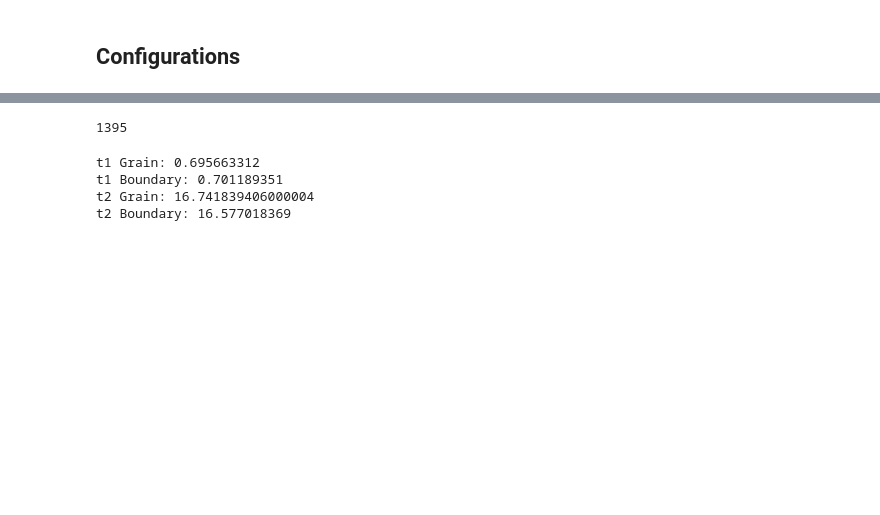
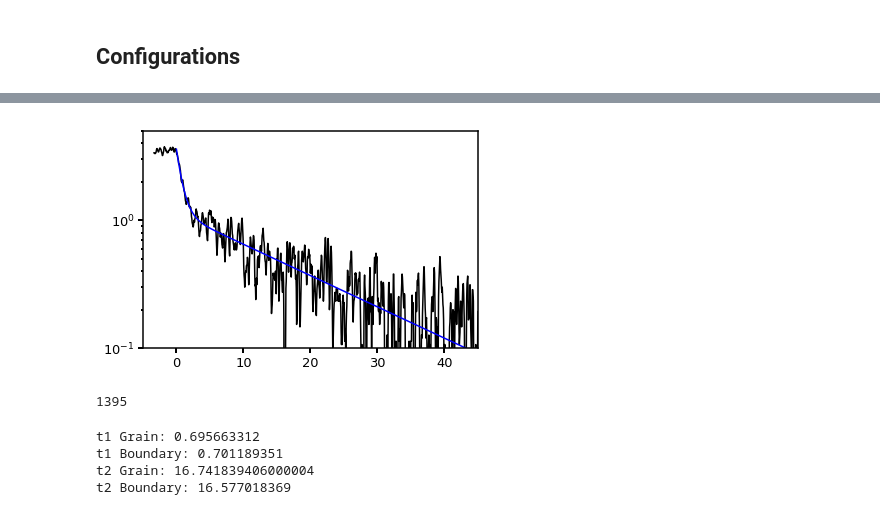
Before and after one commit to xuejianma/LabTools, a Jupyter notebook: lifeTimeProcesses.ipynb, the cells around one changed output, grey strips where cells are left out. Cells and saved outputs as stored; diff of their text form; code cells hidden in the pictures; blank space fills up the shorter version.

```diff
--- a/lifeTimeProcesses.ipynb
+++ b/lifeTimeProcesses.ipynb
@@ -348,3 +367,16 @@ plt.show()
+# %%
+# %matplotlib inline
+plt.plot(G1_data[0],G1_data[1],color='black')
+plt.plot(G1_fit[0],G1_fit[1],color='blue')
+plt.yscale('log')
+plt.ylim(0.1,5)
+plt.xlim(-5,45)
+import pandas as pd
+df = pd.DataFrame([G1_data[0],G1_data[1],G1_fit[0],G1_fit[1]]).T
+df = df.rename(columns = {0:'data_x',1:'data_y',2:'fit_x',3:'fit_y'})
+df.to_csv('../Perovskite/Figures/Analysis/tr-iMIM/G1.csv')
+# %% [output]
+[figure, added]
 # %%
 len(data_avefilter(data_Glist[0],num=2))
 # %% [output]
```
Also changed, not shown: parts of 7 cells of this notebook, 35 other files.
